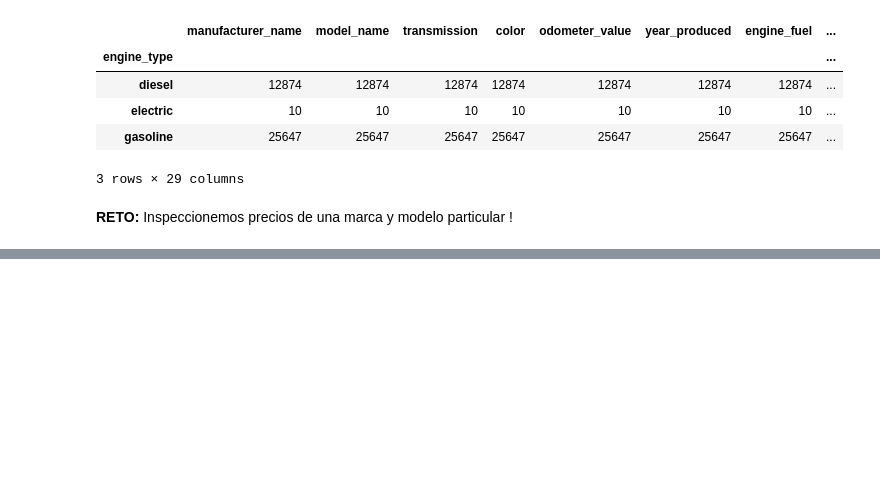
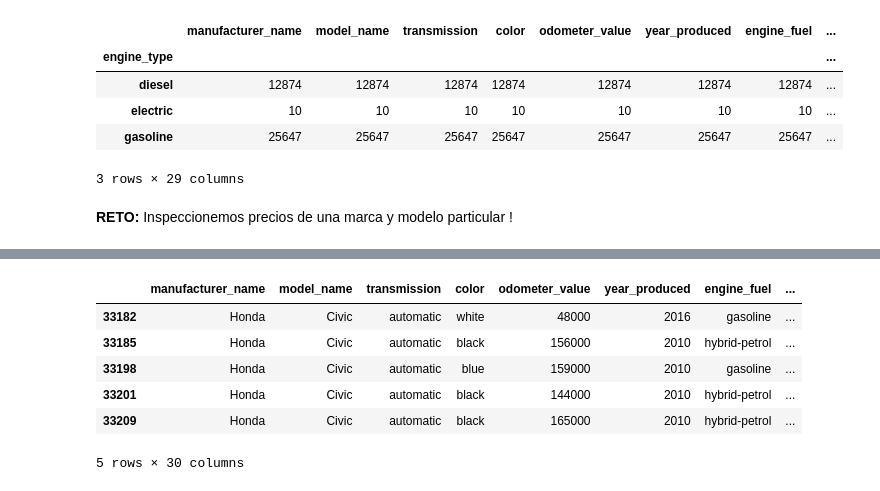
Before and after one commit to jariel17/curso-estadistica-descriptiva, a Jupyter notebook: 07_medidas-central.ipynb, the cells around one changed output, grey strips where cells are left out. Drawn from its saved outputs; the diff is of its cells as text; code cells hidden in the pictures; blank space fills up the shorter version.

```diff
--- a/07_medidas-central.ipynb
+++ b/07_medidas-central.ipynb
@@ -106,0 +115,11 @@ sns.histplot(Q7_df, x='price_usd', hue = 'year_produced')
+# %%
+honda_df = df[(df['manufacturer_name']=='Honda') & (df['model_name']=='Civic') & (df['year_produced']>=2010)]
+honda_df.head()
+# %% [output]
+|  | manufacturer_name | model_name | transmission | color | odometer_value | year_produced | engine_fuel | ... |
+| 33182 | Honda | Civic | automatic | white | 48000 | 2016 | gasoline | ... |
+| 33185 | Honda | Civic | automatic | black | 156000 | 2010 | hybrid-petrol | ... |
+| 33198 | Honda | Civic | automatic | blue | 159000 | 2010 | gasoline | ... |
+| 33201 | Honda | Civic | automatic | black | 144000 | 2010 | hybrid-petrol | ... |
+| 33209 | Honda | Civic | automatic | black | 165000 | 2010 | hybrid-petrol | ... |
+5 rows × 30 columns
```
Also changed, not shown: parts of 3 cells of this notebook.
